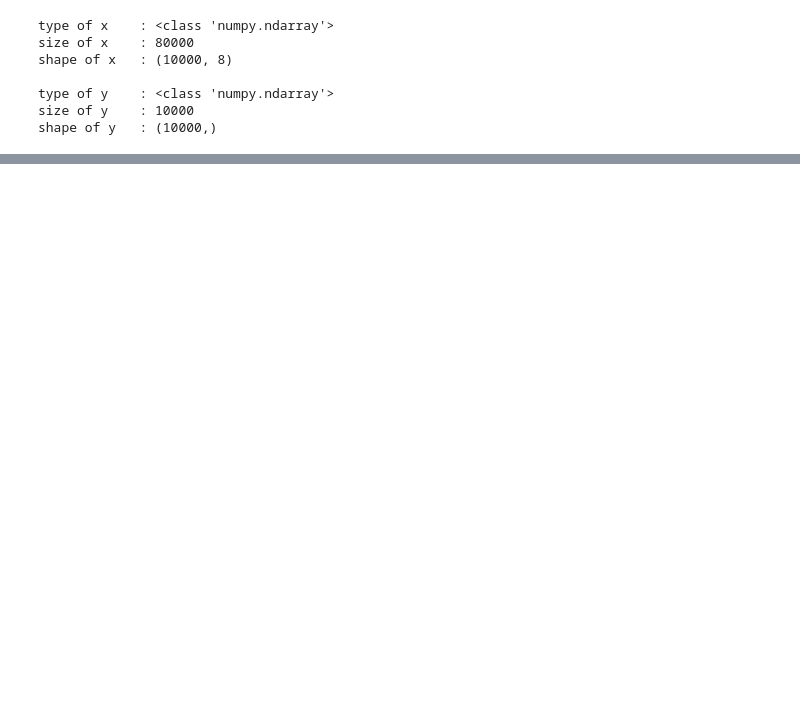
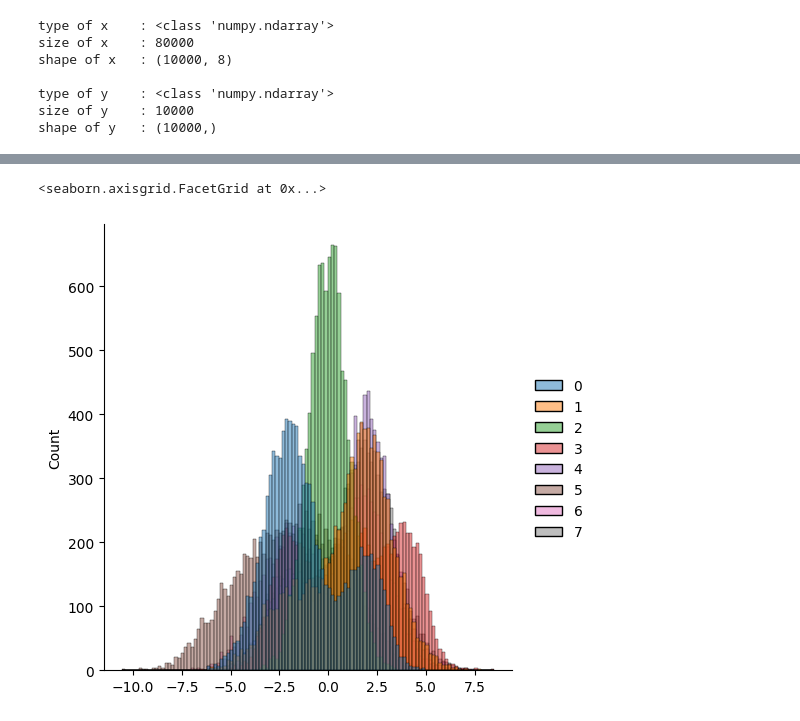
Before and after one commit to yakuphozdemir/machine-learning-exercises, a Jupyter notebook: exercise3/hw3.ipynb, the cells around one changed output, grey strips where cells are left out. Drawn from its saved outputs; the diff is of its cells as text; code cells hidden in the pictures; blank space fills up the shorter version.

```diff
--- a/exercise3/hw3.ipynb
+++ b/exercise3/hw3.ipynb
@@ -45,0 +149,5 @@ ValueError: operands could not be broadcast together with shapes (10000,8) (1000
+# %%
+sns.displot(df)
+# %% [output]
+<seaborn.axisgrid.FacetGrid at 0x...>
+[figure, added]
```
Also changed, not shown: parts of 51 cells of this notebook.
